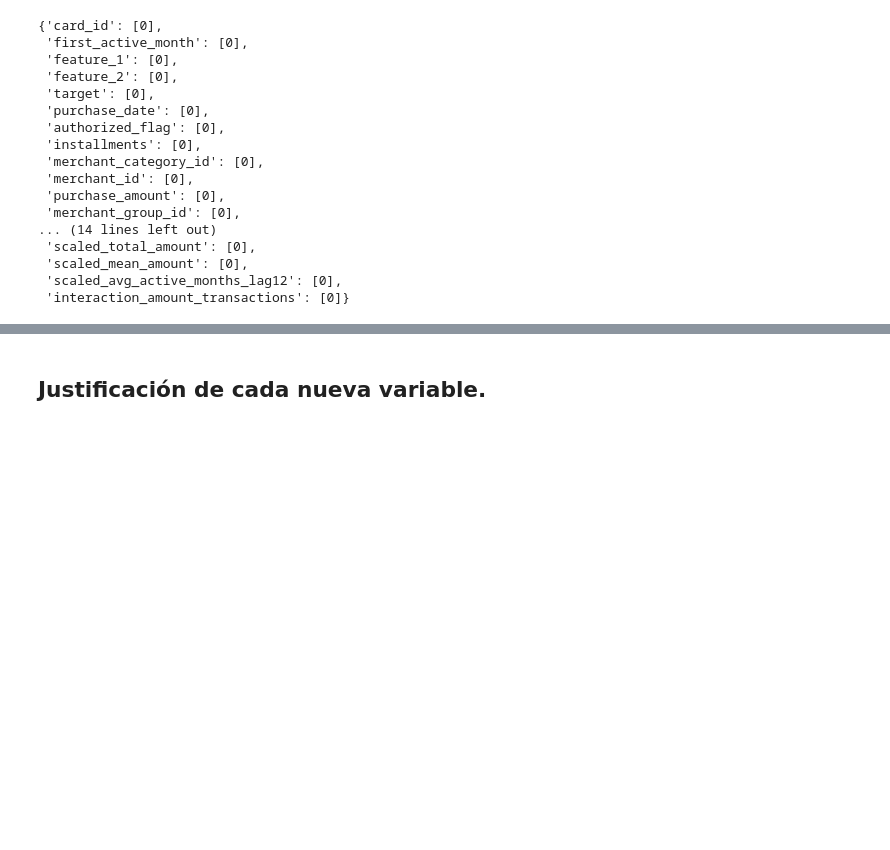
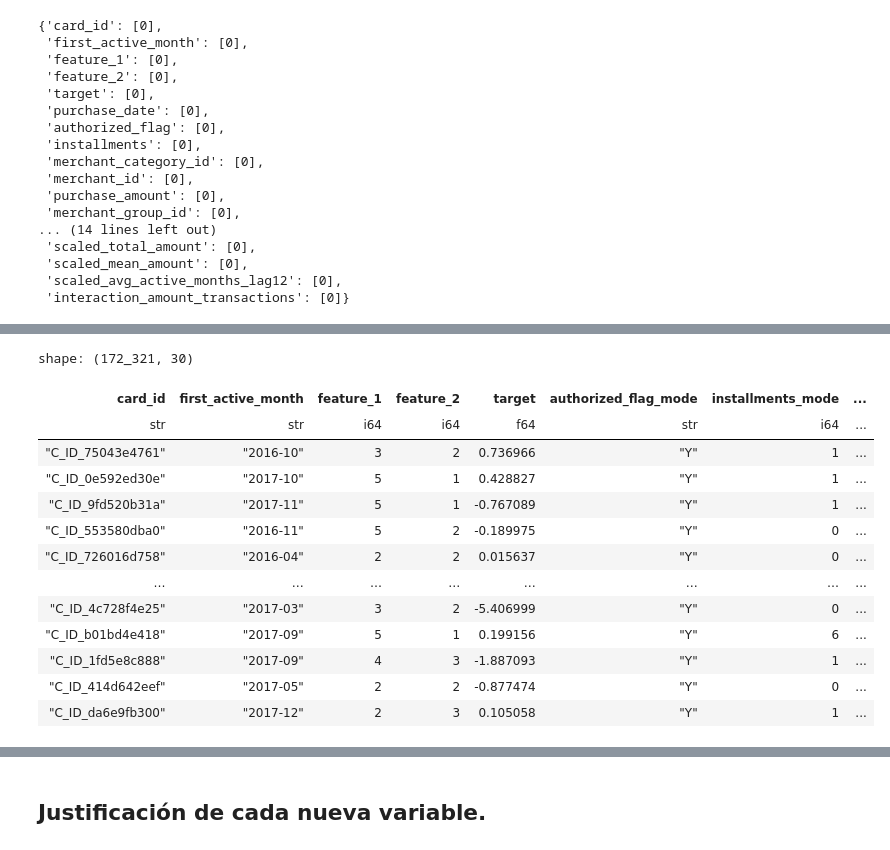
Before and after one commit to paulsantillan787/elo-data-mining, a Jupyter notebook: Preparacion_de_los_datos_v2.ipynb, the cells around one changed output, grey strips where cells are left out. Drawn from its saved outputs; the diff is of its cells as text; code cells hidden in the pictures; blank space fills up the shorter version.

```diff
--- a/Preparacion_de_los_datos_v2.ipynb
+++ b/Preparacion_de_los_datos_v2.ipynb
@@ -1327,0 +1459,43 @@ nulos_pre_train_transaction_merchants_final_acotado
+# %%
+train_transaction_merchants_final_acotado_test = train_transaction_merchants_final_acotado_test.with_columns(
+    pl.col("authorized_flag_mode").list.first().cast(pl.Utf8).alias("authorized_flag_mode"),
+    pl.col("installments_mode").list.first().cast(pl.Int64).alias("installments_mode"),
+    pl.col("merchant_category_id_mode").list.first().cast(pl.Int64).alias("merchant_category_id_mode"),
+    pl.col("merchant_id_mode").list.first().cast(pl.Utf8).alias("merchant_id_mode"),
+    pl.col("merchant_group_id_mode").list.first().cast(pl.Int64).alias("merchant_group_id_mode"),
+    pl.col("most_recent_sales_range_mode").list.first().cast(pl.Utf8).alias("most_recent_sales_range_mode"),
+    pl.col("most_recent_purchases_range_mode").list.first().cast(pl.Utf8).alias("most_recent_purchases_range_mode"),
+    pl.col("active_months_lag12_mode").list.first().cast(pl.Int64).alias("active_months_lag12_mode"),
+    pl.col("promotion_score_mode").list.first().cast(pl.Int64).alias("promotion_score_mode"),
+    pl.col("avg_promotion_score_mode").list.first().cast(pl.Int64).alias("avg_promotion_score_mode"),
+    pl.col("total_promotion_score_mode").list.first().cast(pl.Int64).alias("total_promotion_score_mode"),
+    pl.col("transaction_count_mode").list.first().cast(pl.Int64).alias("transaction_count_mode"),
+    pl.col("unique_merchants_mode").list.first().cast(pl.Int64).alias("unique_merchants_mode"),
+    pl.col("avg_active_months_lag12_mode").list.first().cast(pl.Int64).alias("avg_active_months_lag12_mode"),
+    pl.col("mean_installments_authorized_mode").list.first().cast(pl.Int64).alias("mean_installments_authorized_mode"),
+    pl.col("first_active_last_purchase_diff_mode").list.first().cast(pl.Int64).alias("first_active_last_purchase_diff_mode"),
+    pl.col("scaled_avg_promotion_score_mode").list.first().cast(pl.Int64).alias("scaled_avg_promotion_score_mode"),
+    pl.col("scaled_total_promotion_score_mode").list.first().cast(pl.Int64).alias("scaled_total_promotion_score_mode"),
+    pl.col("scaled_total_amount_mode").list.first().cast(pl.Int64).alias("scaled_total_amount_mode"),
+    pl.col("scaled_mean_amount_mode").list.first().cast(pl.Int64).alias("scaled_mean_amount_mode"),
+    pl.col("scaled_avg_active_months_lag12_mode").list.first().cast(pl.Int64).alias("scaled_avg_active_months_lag12_mode"),
+    pl.col("interaction_amount_transactions_mode").list.first().cast(pl.Int64).alias("interaction_amount_transactions_mode")
+
+)
+
+train_transaction_merchants_final_acotado_test
+# %% [output]
+shape: (172_321, 30)
+| card_id | first_active_month | feature_1 | feature_2 | target | authorized_flag_mode | installments_mode | ... |
+| str | str | i64 | i64 | f64 | str | i64 | ... |
+| "C_ID_75043e4761" | "2016-10" | 3 | 2 | 0.736966 | "Y" | 1 | ... |
+| "C_ID_0e592ed30e" | "2017-10" | 5 | 1 | 0.428827 | "Y" | 1 | ... |
+| "C_ID_9fd520b31a" | "2017-11" | 5 | 1 | -0.767089 | "Y" | 1 | ... |
+| "C_ID_553580dba0" | "2016-11" | 5 | 2 | -0.189975 | "Y" | 0 | ... |
+| "C_ID_726016d758" | "2016-04" | 2 | 2 | 0.015637 | "Y" | 0 | ... |
+| … | … | … | … | … | … | … | ... |
+| "C_ID_4c728f4e25" | "2017-03" | 3 | 2 | -5.406999 | "Y" | 0 | ... |
+| "C_ID_b01bd4e418" | "2017-09" | 5 | 1 | 0.199156 | "Y" | 6 | ... |
+| "C_ID_1fd5e8c888" | "2017-09" | 4 | 3 | -1.887093 | "Y" | 1 | ... |
+| "C_ID_414d642eef" | "2017-05" | 2 | 2 | -0.877474 | "Y" | 0 | ... |
+| "C_ID_da6e9fb300" | "2017-12" | 2 | 3 | 0.105058 | "Y" | 1 | ... |
```
Also changed, not shown: parts of 7 cells of this notebook, 1 other file.
